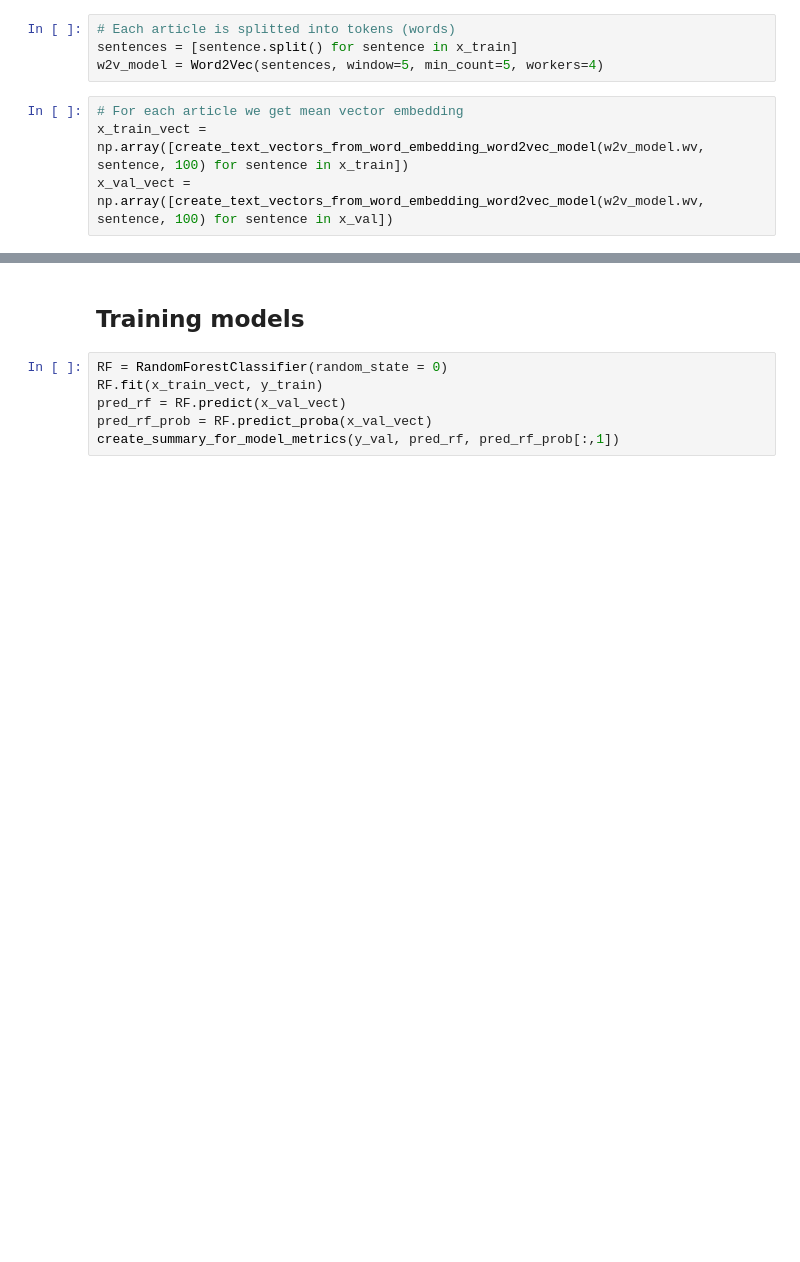
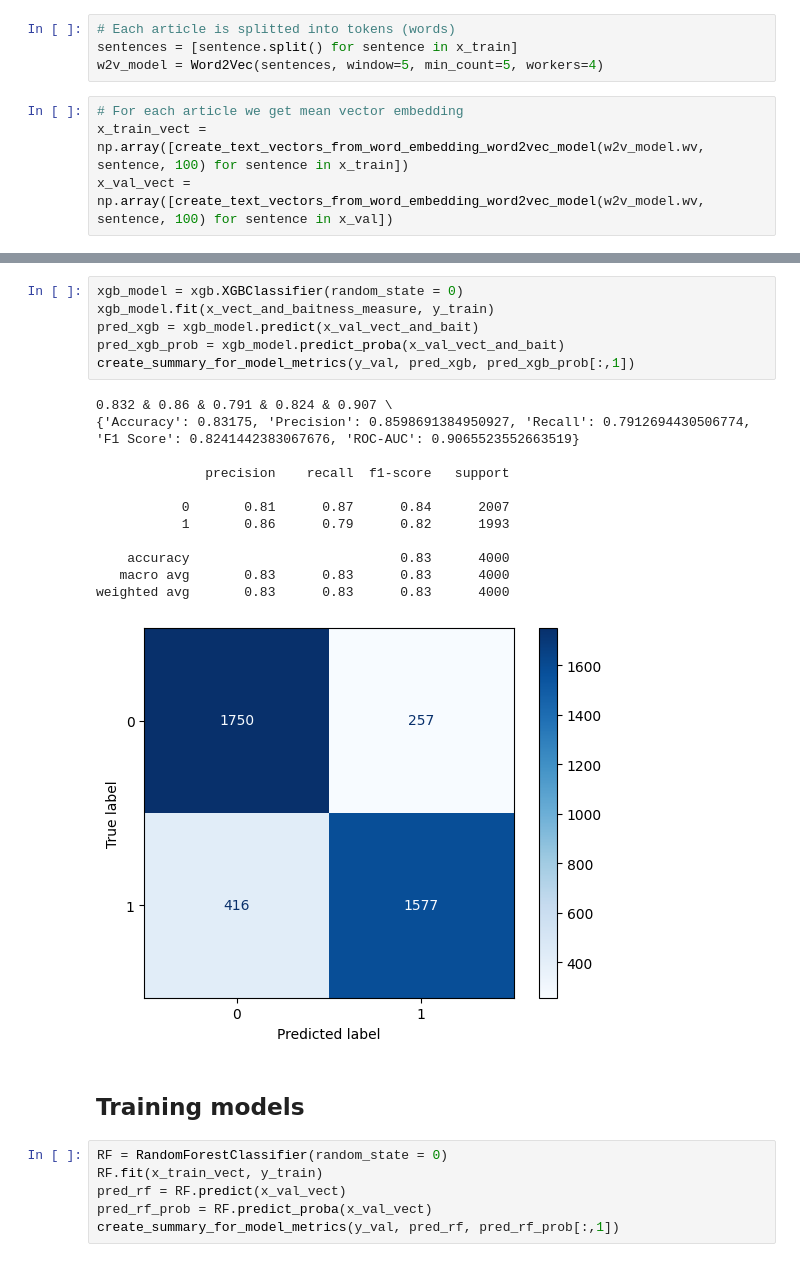
Before and after one commit to matkubita/ClickbaitDetectionThesis, a Jupyter notebook: notebooks/6-Word-Embedding-Models.ipynb, the cells around one changed output, grey strips where cells are left out. Cells and saved outputs as stored; diff of their text form; blank space fills up the shorter version.

```diff
--- a/notebooks/6-Word-Embedding-Models.ipynb
+++ b/notebooks/6-Word-Embedding-Models.ipynb
@@ -106,3 +136,22 @@ len(x_train_vect[0])
+# %%
+xgb_model = xgb.XGBClassifier(random_state = 0)
+xgb_model.fit(x_vect_and_baitness_measure, y_train)
+pred_xgb = xgb_model.predict(x_val_vect_and_bait)
+pred_xgb_prob = xgb_model.predict_proba(x_val_vect_and_bait)
+create_summary_for_model_metrics(y_val, pred_xgb, pred_xgb_prob[:,1])
+# %% [output]
+0.832 & 0.86 & 0.791 & 0.824 & 0.907 \
+{'Accuracy': 0.83175, 'Precision': 0.8598691384950927, 'Recall': 0.7912694430506774, 'F1 Score': 0.8241442383067676, 'ROC-AUC': 0.9065523552663519}
+
+              precision    recall  f1-score   support
+
+           0       0.81      0.87      0.84      2007
+           1       0.86      0.79      0.82      1993
+
+    accuracy                           0.83      4000
+   macro avg       0.83      0.83      0.83      4000
+weighted avg       0.83      0.83      0.83      4000
+[figure, added]
 # %% [markdown]
 ## Training models
 # %%
```
Also changed, not shown: parts of 7 cells of this notebook, 2 other files.
